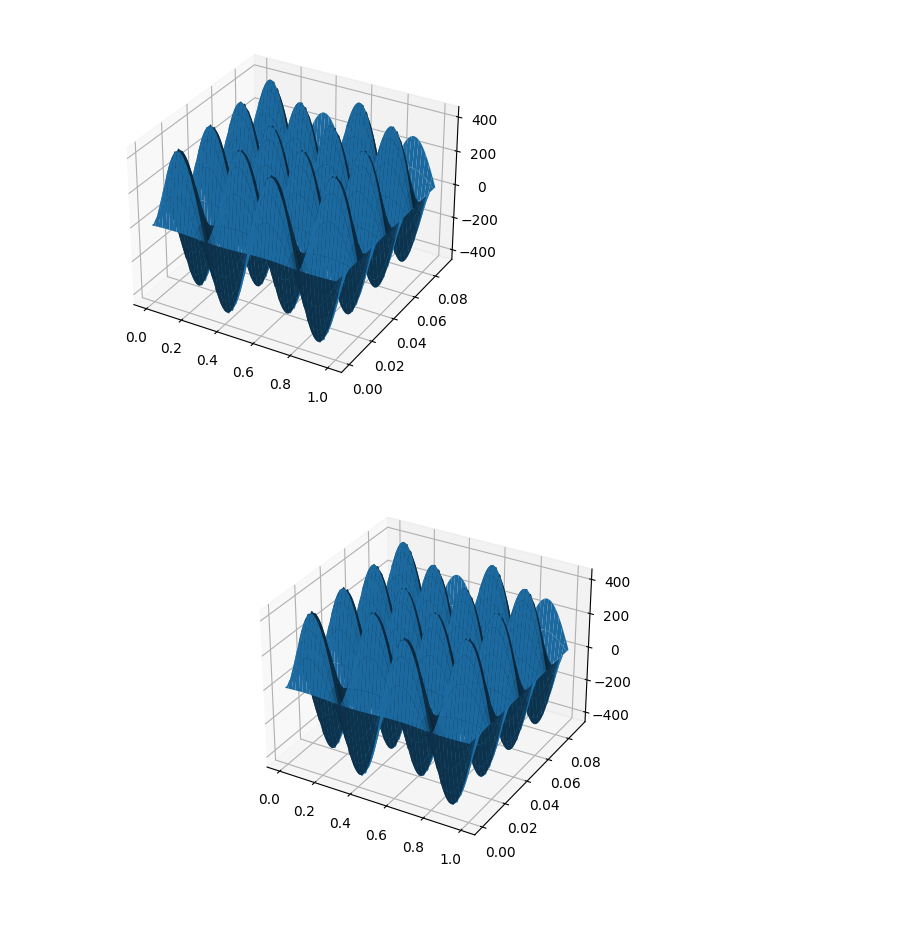
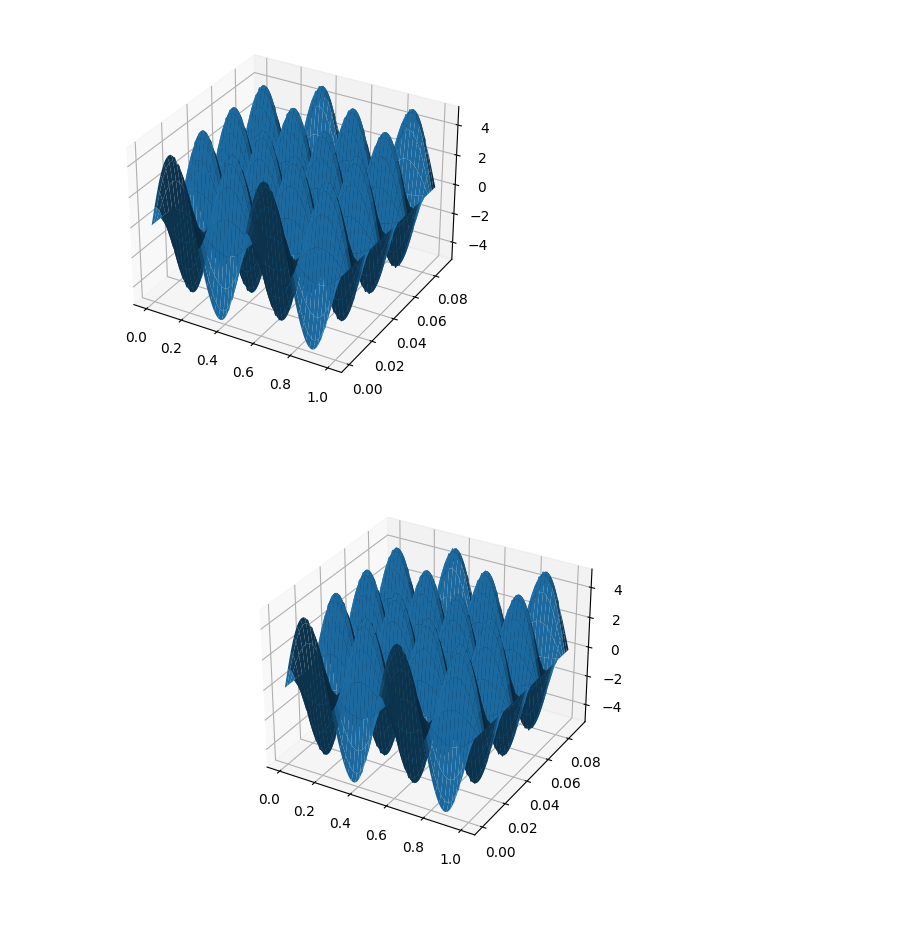
Before and after one commit to brouwerb/NeurNetz, a Jupyter notebook: week_2/waveco.ipynb, the cells around one changed output. Saved outputs shown, nothing was run; the diff lists cells and outputs as text; code cells hidden in the pictures.

```diff
--- a/week_2/waveco.ipynb
+++ b/week_2/waveco.ipynb
@@ -1,26 +1,27 @@
 # %%
 %matplotlib widget
 import matplotlib.pyplot as plt
 import numpy as np
 
 xres = 1000
 tr = 2000
 c = 20
 tres = 0.9/(xres*c)
 wav = np.zeros([tr, xres])
 x0 = np.linspace(0, 1, xres)
 XX, YY = np.meshgrid(x0, np.linspace(0, tres*tr, tr))
 
 
 wav[0] = (5*np.sin(4*np.pi*x0))
-for i in range(1, len(wav)):
+wav[1] = (5*np.sin(4*np.pi*x0))
+for i in range(2, len(wav)):
     for j in range(1, len(wav[0])-1):
         wav[i][j] = 2*wav[i-1][j] - wav[i-2][j] + c**2*(tres**2 * xres**2)*(wav[i-1][j+1] - 2*wav[i-1][j] + wav[i-1][j-1])
 
 
 fig, ax = plt.subplots(subplot_kw={"projection": "3d"})
 ax.plot_surface(XX, YY, wav)
 display(fig)
 # %% [output]
-[figure, old version]
+[figure, new version]
-[figure, old version]
+[figure, new version]
```
